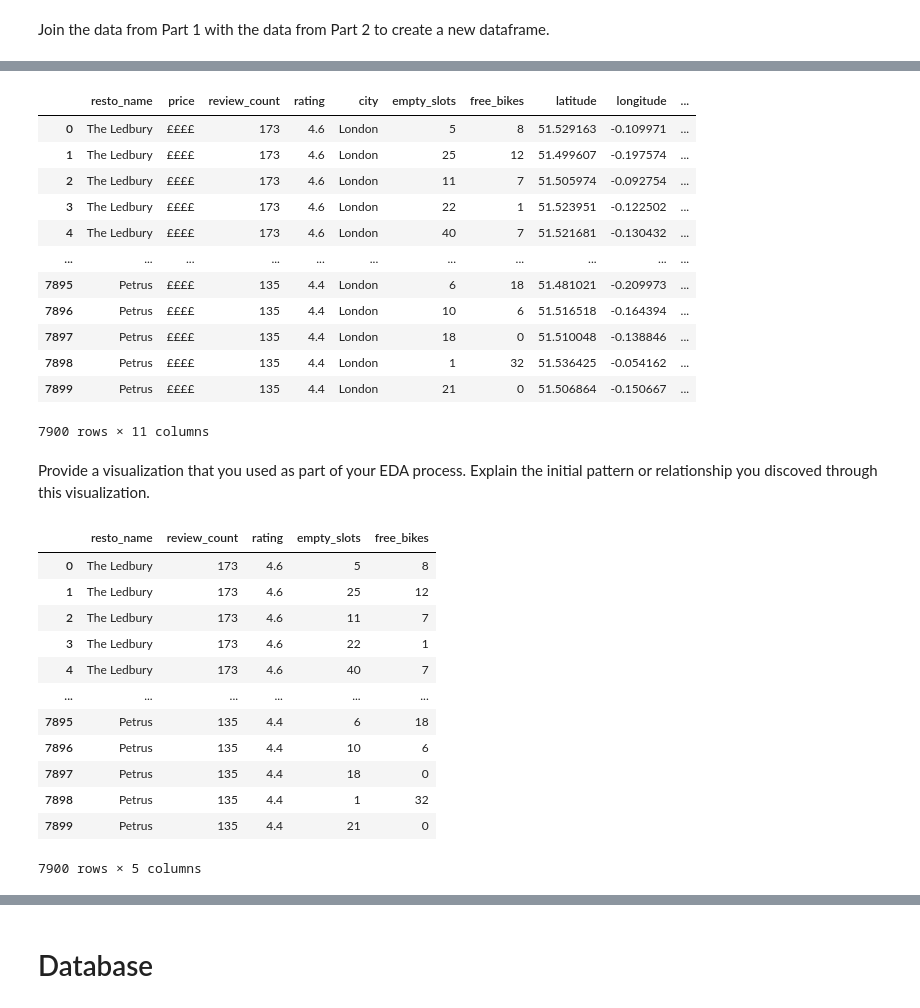
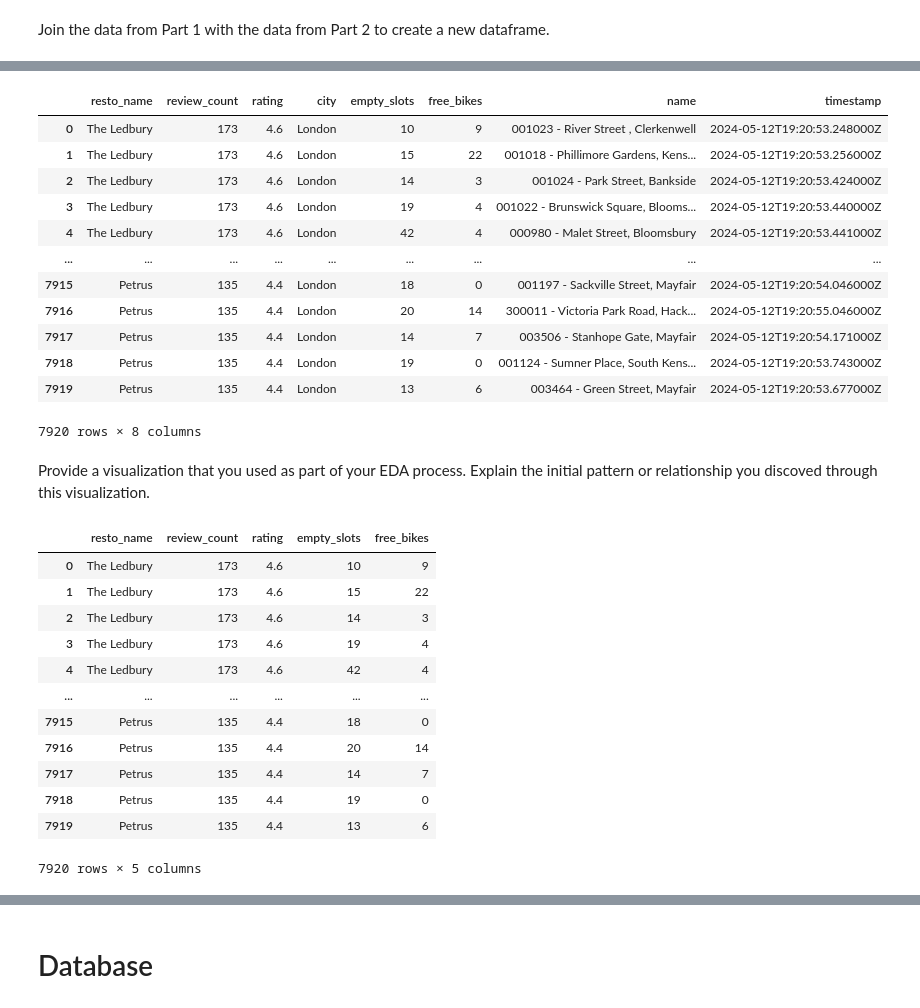
Before and after one commit to inn-ctrl/Statistical-Modelling-Project, a Jupyter notebook: notebooks/joining_data.ipynb, the cells around one changed output, grey strips where cells are left out. Drawn from its saved outputs; the diff is of its cells as text; code cells hidden in the pictures.

```diff
--- a/notebooks/joining_data.ipynb
+++ b/notebooks/joining_data.ipynb
@@ -7,6 +9,6 @@ Join the data from Part 1 with the data from Part 2 to create a new dataframe.
 # %%
 #stationbikes + yelpresto using merge to show bikestations and nearby resto
 #importing resto excel
-restos = pd.read_excel('resto.xlsx', sheet_name= 'resto', engine = 'openpyxl')
-#I add the city so that I use it in merging
-restos['city'] = 'London'
+restos = pd.read_excel('files/restaurants.xlsx', sheet_name= 'restaurants', engine = 'openpyxl')
+restos['city'] = 'London'#I add the city so that I use it in merging
+restos
@@ -13,4 +27,5 @@ restos['city'] = 'London'
 # %%
 #importing stationbikes excel
-bikestations = pd.read_excel('stations.xlsx', sheet_name= 'stations', engine = 'openpyxl')
-bikestations['city'] = 'London'
+bike_stations = pd.read_excel('files/stations.xlsx', sheet_name= 'stations', engine = 'openpyxl')
+bike_stations['city'] = 'London'#I add the city so that I use it in merging
+bike_stations
@@ -16,0 +46,4 @@ bikestations['city'] = 'London'
+# %%
+#merging both resto and bikestations on 'id'
+london_stations= pd.merge(restos, bike_stations, on='city', how='outer')
+london_stations
@@ -17,31 +64,28 @@ bikestations['city'] = 'London'
 # %%
-#merging both resto and bikestations on 'id'
-londonstations= pd.merge(restos, bikestations, on='city', how='outer')
-
-# I only keep columns that carry information in order to clean the dataframe some more.
-#(resto_name, price, review_count, rating, city, empty_slots, free_bikes, latitude, longitude, name, timestamp)
-columns_to_keep = ['resto_name', 'price', 'review_count', 'rating', 'city',
-                   'empty_slots', 'free_bikes', 'latitude', 'longitude', 'name', 'timestamp']
+# I only keep columns that carry information I need in order to clean the dataframe some more.
+#(resto_name, review_count, rating, city, empty_slots, free_bikes, latitude, longitude, name, timestamp)
+columns_to_keep = ['resto_name', 'review_count', 'rating', 'city',
+                   'empty_slots', 'free_bikes',  'name', 'timestamp']
 
 # Drop columns that are not in the list of columns to keep
-londonstations = londonstations[columns_to_keep]
+london_stations = london_stations[columns_to_keep]
 
 # Print the updated DataFrame
-londonstations
+london_stations
 # %% [output]
-|  | resto_name | price | review_count | rating | city | empty_slots | free_bikes | latitude | longitude | ... |
-| 0 | The Ledbury | ££££ | 173 | 4.6 | London | 5 | 8 | 51.529163 | -0.109971 | ... |
-| 1 | The Ledbury | ££££ | 173 | 4.6 | London | 25 | 12 | 51.499607 | -0.197574 | ... |
-| 2 | The Ledbury | ££££ | 173 | 4.6 | London | 11 | 7 | 51.505974 | -0.092754 | ... |
-| 3 | The Ledbury | ££££ | 173 | 4.6 | London | 22 | 1 | 51.523951 | -0.122502 | ... |
-| 4 | The Ledbury | ££££ | 173 | 4.6 | London | 40 | 7 | 51.521681 | -0.130432 | ... |
-| ... | ... | ... | ... | ... | ... | ... | ... | ... | ... | ... |
-| 7895 | Petrus | ££££ | 135 | 4.4 | London | 6 | 18 | 51.481021 | -0.209973 | ... |
-| 7896 | Petrus | ££££ | 135 | 4.4 | London | 10 | 6 | 51.516518 | -0.164394 | ... |
-| 7897 | Petrus | ££££ | 135 | 4.4 | London | 18 | 0 | 51.510048 | -0.138846 | ... |
-| 7898 | Petrus | ££££ | 135 | 4.4 | London | 1 | 32 | 51.536425 | -0.054162 | ... |
-| 7899 | Petrus | ££££ | 135 | 4.4 | London | 21 | 0 | 51.506864 | -0.150667 | ... |
+|  | resto_name | review_count | rating | city | empty_slots | free_bikes | name | timestamp |
+| 0 | The Ledbury | 173 | 4.6 | London | 10 | 9 | 001023 - River Street , Clerkenwell | 2024-05-12T19:20:53.248000Z |
+| 1 | The Ledbury | 173 | 4.6 | London | 15 | 22 | 001018 - Phillimore Gardens, Kens... | 2024-05-12T19:20:53.256000Z |
+| 2 | The Ledbury | 173 | 4.6 | London | 14 | 3 | 001024 - Park Street, Bankside | 2024-05-12T19:20:53.424000Z |
+| 3 | The Ledbury | 173 | 4.6 | London | 19 | 4 | 001022 - Brunswick Square, Blooms... | 2024-05-12T19:20:53.440000Z |
+| 4 | The Ledbury | 173 | 4.6 | London | 42 | 4 | 000980 - Malet Street, Bloomsbury | 2024-05-12T19:20:53.441000Z |
+| ... | ... | ... | ... | ... | ... | ... | ... | ... |
+| 7915 | Petrus | 135 | 4.4 | London | 18 | 0 | 001197 - Sackville Street, Mayfair | 2024-05-12T19:20:54.046000Z |
+| 7916 | Petrus | 135 | 4.4 | London | 20 | 14 | 300011 - Victoria Park Road, Hack... | 2024-05-12T19:20:55.046000Z |
+| 7917 | Petrus | 135 | 4.4 | London | 14 | 7 | 003506 - Stanhope Gate, Mayfair | 2024-05-12T19:20:54.171000Z |
+| 7918 | Petrus | 135 | 4.4 | London | 19 | 0 | 001124 - Sumner Place, South Kens... | 2024-05-12T19:20:53.743000Z |
+| 7919 | Petrus | 135 | 4.4 | London | 13 | 6 | 003464 - Green Street, Mayfair | 2024-05-12T19:20:53.677000Z |
-7900 rows × 11 columns
+7920 rows × 8 columns
 # %% [markdown]
 Provide a visualization that you used as part of your EDA process. Explain the initial pattern or relationship you discoved through this visualization.
 # %%
@@ -55,15 +99,15 @@ stations_view= stations_v.rename(columns={'name': 'slot_address'})
 stations_view
 # %% [output]
 |  | resto_name | review_count | rating | empty_slots | free_bikes |
-| 0 | The Ledbury | 173 | 4.6 | 5 | 8 |
-| 1 | The Ledbury | 173 | 4.6 | 25 | 12 |
-| 2 | The Ledbury | 173 | 4.6 | 11 | 7 |
-| 3 | The Ledbury | 173 | 4.6 | 22 | 1 |
-| 4 | The Ledbury | 173 | 4.6 | 40 | 7 |
+| 0 | The Ledbury | 173 | 4.6 | 10 | 9 |
+| 1 | The Ledbury | 173 | 4.6 | 15 | 22 |
+| 2 | The Ledbury | 173 | 4.6 | 14 | 3 |
+| 3 | The Ledbury | 173 | 4.6 | 19 | 4 |
+| 4 | The Ledbury | 173 | 4.6 | 42 | 4 |
 | ... | ... | ... | ... | ... | ... |
-| 7895 | Petrus | 135 | 4.4 | 6 | 18 |
-| 7896 | Petrus | 135 | 4.4 | 10 | 6 |
-| 7897 | Petrus | 135 | 4.4 | 18 | 0 |
-| 7898 | Petrus | 135 | 4.4 | 1 | 32 |
-| 7899 | Petrus | 135 | 4.4 | 21 | 0 |
+| 7915 | Petrus | 135 | 4.4 | 18 | 0 |
+| 7916 | Petrus | 135 | 4.4 | 20 | 14 |
+| 7917 | Petrus | 135 | 4.4 | 14 | 7 |
+| 7918 | Petrus | 135 | 4.4 | 19 | 0 |
+| 7919 | Petrus | 135 | 4.4 | 13 | 6 |
-7900 rows × 5 columns
+7920 rows × 5 columns
```
Also changed, not shown: parts of 16 cells of this notebook, 17 other files.
